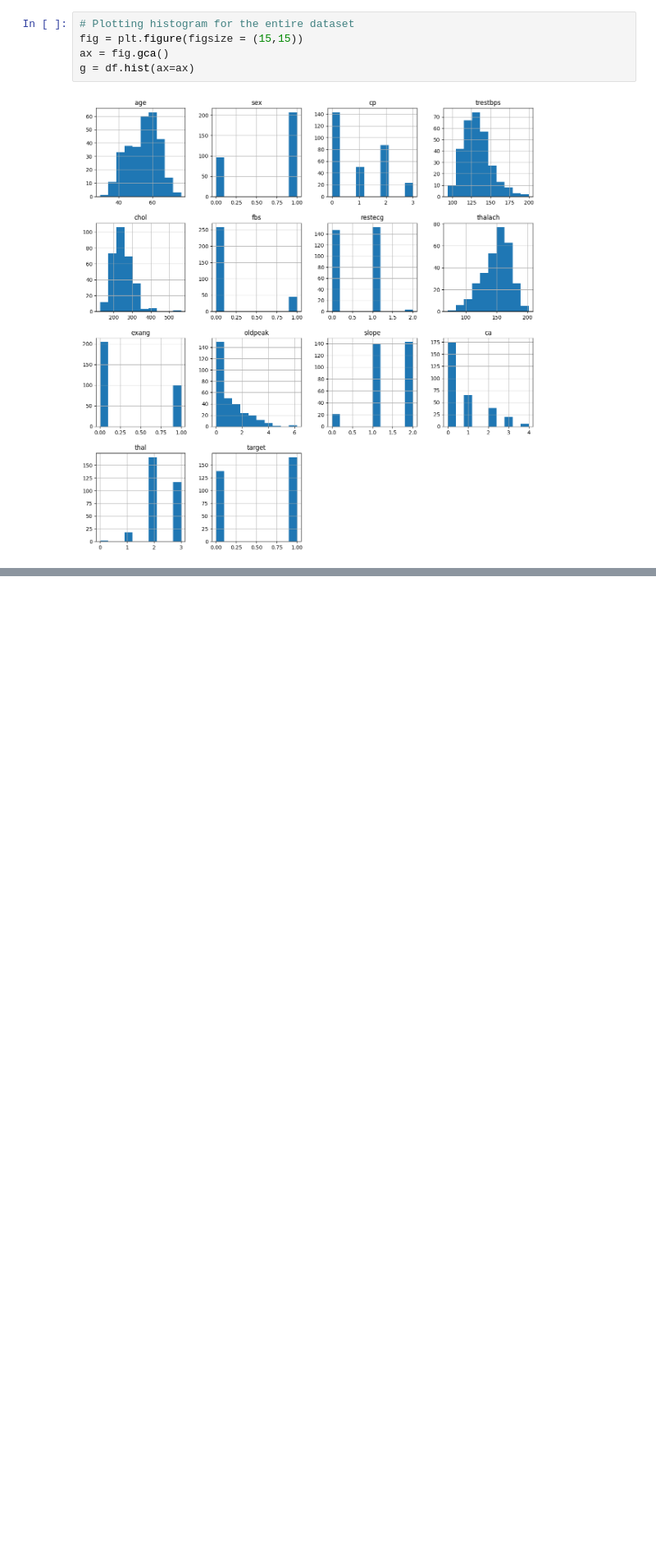
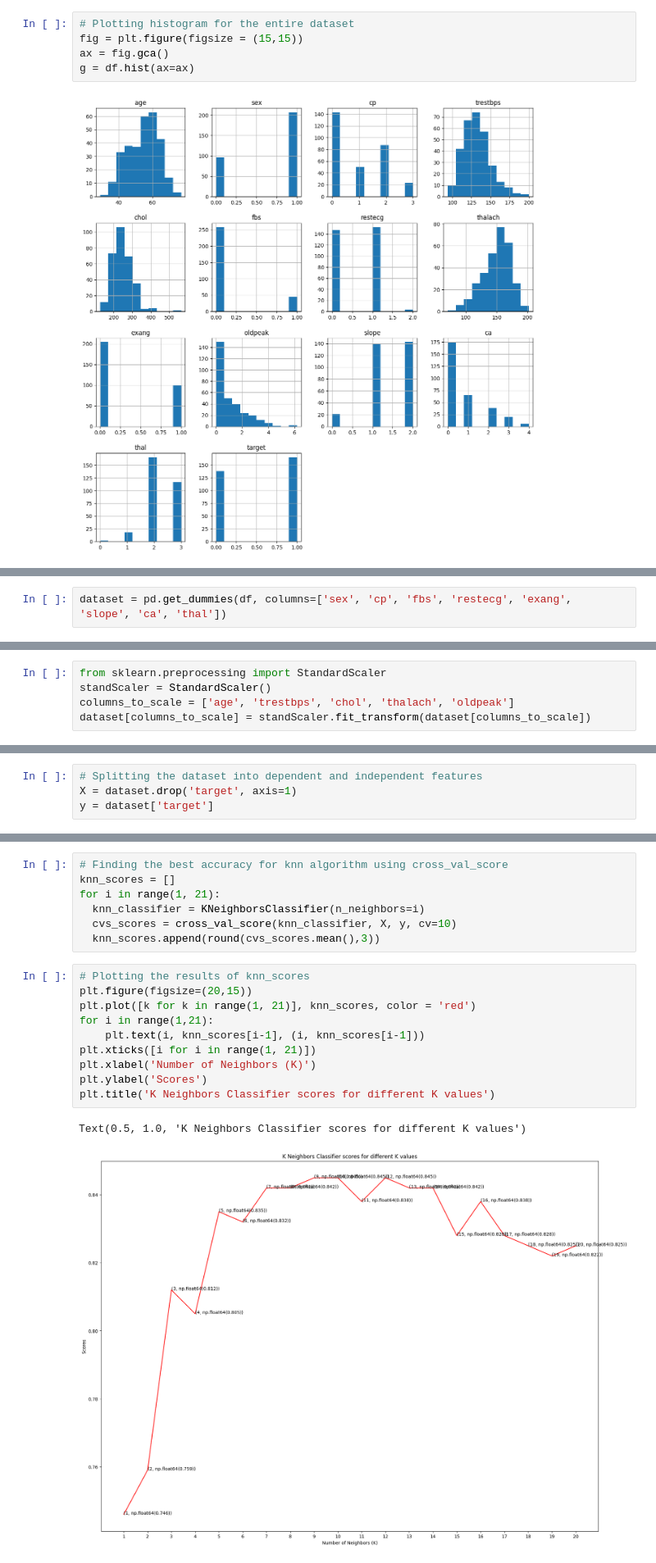
Before and after one commit to ChaitanyaBadukale777/Heart-Disease-Prediction-ML-Project, a Jupyter notebook: Heart Disease Prediction.ipynb, the cells around one changed output, grey strips where cells are left out. Shown at 82% size. Saved outputs shown, nothing was run; the diff lists cells and outputs as text; blank space fills up the shorter version.

```diff
--- a/Heart Disease Prediction.ipynb
+++ b/Heart Disease Prediction.ipynb
@@ -129,0 +151,2 @@ g = df.hist(ax=ax)
+# %%
+dataset = pd.get_dummies(df, columns=['sex', 'cp', 'fbs', 'restecg', 'exang', 'slope', 'ca', 'thal'])
@@ -129,0 +163,5 @@ g = df.hist(ax=ax)
+# %%
+from sklearn.preprocessing import StandardScaler
+standScaler = StandardScaler()
+columns_to_scale = ['age', 'trestbps', 'chol', 'thalach', 'oldpeak']
+dataset[columns_to_scale] = standScaler.fit_transform(dataset[columns_to_scale])
@@ -129,0 +178,4 @@ g = df.hist(ax=ax)
+# %%
+# Splitting the dataset into dependent and independent features
+X = dataset.drop('target', axis=1)
+y = dataset['target']
@@ -129,0 +195,20 @@ g = df.hist(ax=ax)
+# %%
+# Finding the best accuracy for knn algorithm using cross_val_score
+knn_scores = []
+for i in range(1, 21):
+  knn_classifier = KNeighborsClassifier(n_neighbors=i)
+  cvs_scores = cross_val_score(knn_classifier, X, y, cv=10)
+  knn_scores.append(round(cvs_scores.mean(),3))
+# %%
+# Plotting the results of knn_scores
+plt.figure(figsize=(20,15))
+plt.plot([k for k in range(1, 21)], knn_scores, color = 'red')
+for i in range(1,21):
+    plt.text(i, knn_scores[i-1], (i, knn_scores[i-1]))
+plt.xticks([i for i in range(1, 21)])
+plt.xlabel('Number of Neighbors (K)')
+plt.ylabel('Scores')
+plt.title('K Neighbors Classifier scores for different K values')
+# %% [output]
+Text(0.5, 1.0, 'K Neighbors Classifier scores for different K values')
+[figure, added]
```
Also changed, not shown: parts of 9 cells of this notebook.
